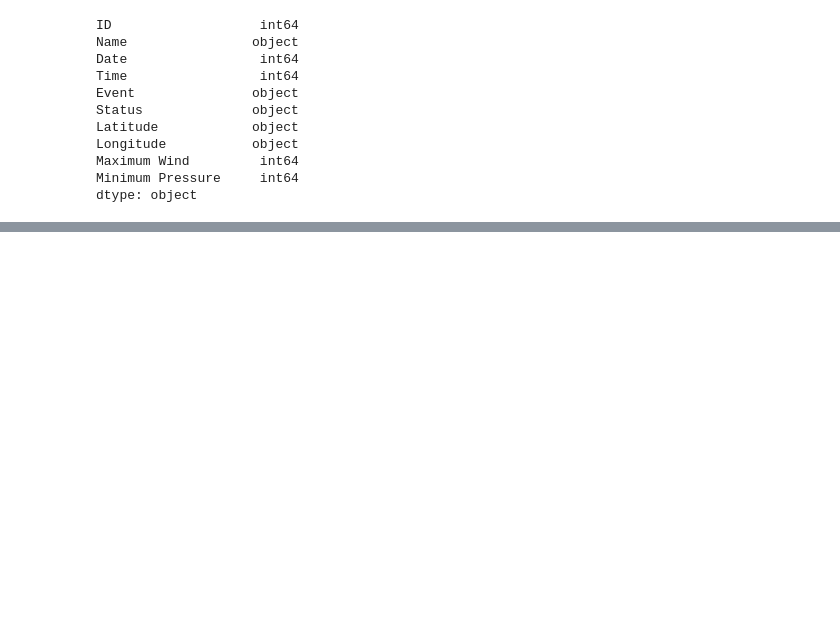
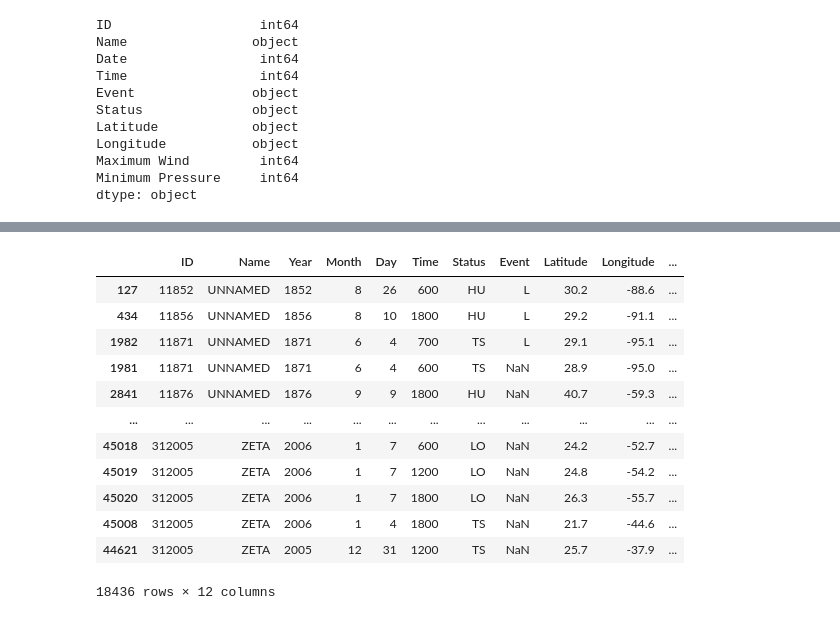
Before and after one commit to vasquez-cs/Final_Project, a Jupyter notebook: CV_section/draft_db_code.ipynb, the cells around one changed output, grey strips where cells are left out. Drawn from its saved outputs; the diff is of its cells as text; code cells hidden in the pictures; blank space fills up the shorter version.

```diff
--- a/CV_section/draft_db_code.ipynb
+++ b/CV_section/draft_db_code.ipynb
@@ -377,0 +526,6 @@ dtype: object
+# %%
+# Now that i have two datasets, i concatenate to get both df back together
+AL_Hurricane_df = pd.concat([Long_W_df, Long_E_df], axis=0)
+# Reorganize based on ID number
+AL_Hurricane_df = AL_Hurricane_df.sort_values('ID', ascending=True)
+AL_Hurricane_df
@@ -377,0 +546,30 @@ dtype: object
+# %%
+# Remaining columns that need to be updated are Event and Status
+# per PDF, the Event coulmn has string values reperesenting events
+# Event:
+# blank - no event (0)
+# C – Closest approach to a coast, not followed by a landfall ()
+# G – Genesis (birth of hurricane)
+# I – An intensity peak in terms of both pressure and wind
+# L – Landfall (center of system crossing a coastline)
+# P – Minimum in central pressure
+# R – Provides additional detail on the intensity of the cyclone when rapid changes are underway
+# S – Change of status of the system
+# T – Provides additional detail on the track (position) of the cyclone
+# W – Maximum sustained wind speed
+
+# Status:
+# LO – A low that is neither a tropicalor subtropical cyclone or extratropical cyclone (of any intensity)
+# TD – Tropical cyclone of tropical depression intensity (< 34 knots)
+# TS – Tropical cyclone of tropical storm intensity (34-63 knots)
+# HU – Tropical cyclone of hurricane intensity (> 64 knots)
+# EX – Extratropical cyclone (of any intensity)
+# SD – Subtropical cyclone of subtropical depression intensity (< 34 knots)
+# SS – Subtropical cyclone of subtropical storm intensity (> 34 knots)
+# WV – Tropical Wave (of any intensity)
+# DB – Disturbance (of any intensity)
+
+# Not sure i can categorize or easily replace these text values with numerical numbers, so I will just replace blanks
+# with 'NaN'
+AL_Hurricane_df = AL_Hurricane_df.replace(r'^\s*$', np.nan, regex=True)
+AL_Hurricane_df
@@ -377,0 +603,19 @@ dtype: object
+# %%
+AL_Hurricane_df = AL_Hurricane_df.drop(columns=["Date"])
+# AL_Hurricane_df = AL_Hurricane_df.set_index('ID')
+AL_Hurricane_df = AL_Hurricane_df[["ID","Name","Year","Month","Day","Time","Status","Event","Latitude","Longitude","Maximum Wind","Minimum Pressure"]]
+AL_Hurricane_df
+# %% [output]
+|  | ID | Name | Year | Month | Day | Time | Status | Event | Latitude | Longitude | ... |
+| 127 | 11852 | UNNAMED | 1852 | 8 | 26 | 600 | HU | L | 30.2 | -88.6 | ... |
+| 434 | 11856 | UNNAMED | 1856 | 8 | 10 | 1800 | HU | L | 29.2 | -91.1 | ... |
+| 1982 | 11871 | UNNAMED | 1871 | 6 | 4 | 700 | TS | L | 29.1 | -95.1 | ... |
+| 1981 | 11871 | UNNAMED | 1871 | 6 | 4 | 600 | TS | NaN | 28.9 | -95.0 | ... |
+| 2841 | 11876 | UNNAMED | 1876 | 9 | 9 | 1800 | HU | NaN | 40.7 | -59.3 | ... |
+| ... | ... | ... | ... | ... | ... | ... | ... | ... | ... | ... | ... |
+| 45018 | 312005 | ZETA | 2006 | 1 | 7 | 600 | LO | NaN | 24.2 | -52.7 | ... |
+| 45019 | 312005 | ZETA | 2006 | 1 | 7 | 1200 | LO | NaN | 24.8 | -54.2 | ... |
+| 45020 | 312005 | ZETA | 2006 | 1 | 7 | 1800 | LO | NaN | 26.3 | -55.7 | ... |
+| 45008 | 312005 | ZETA | 2006 | 1 | 4 | 1800 | TS | NaN | 21.7 | -44.6 | ... |
+| 44621 | 312005 | ZETA | 2005 | 12 | 31 | 1200 | TS | NaN | 25.7 | -37.9 | ... |
+18436 rows × 12 columns
```
Also changed, not shown: parts of 28 cells of this notebook, 1 other file.
